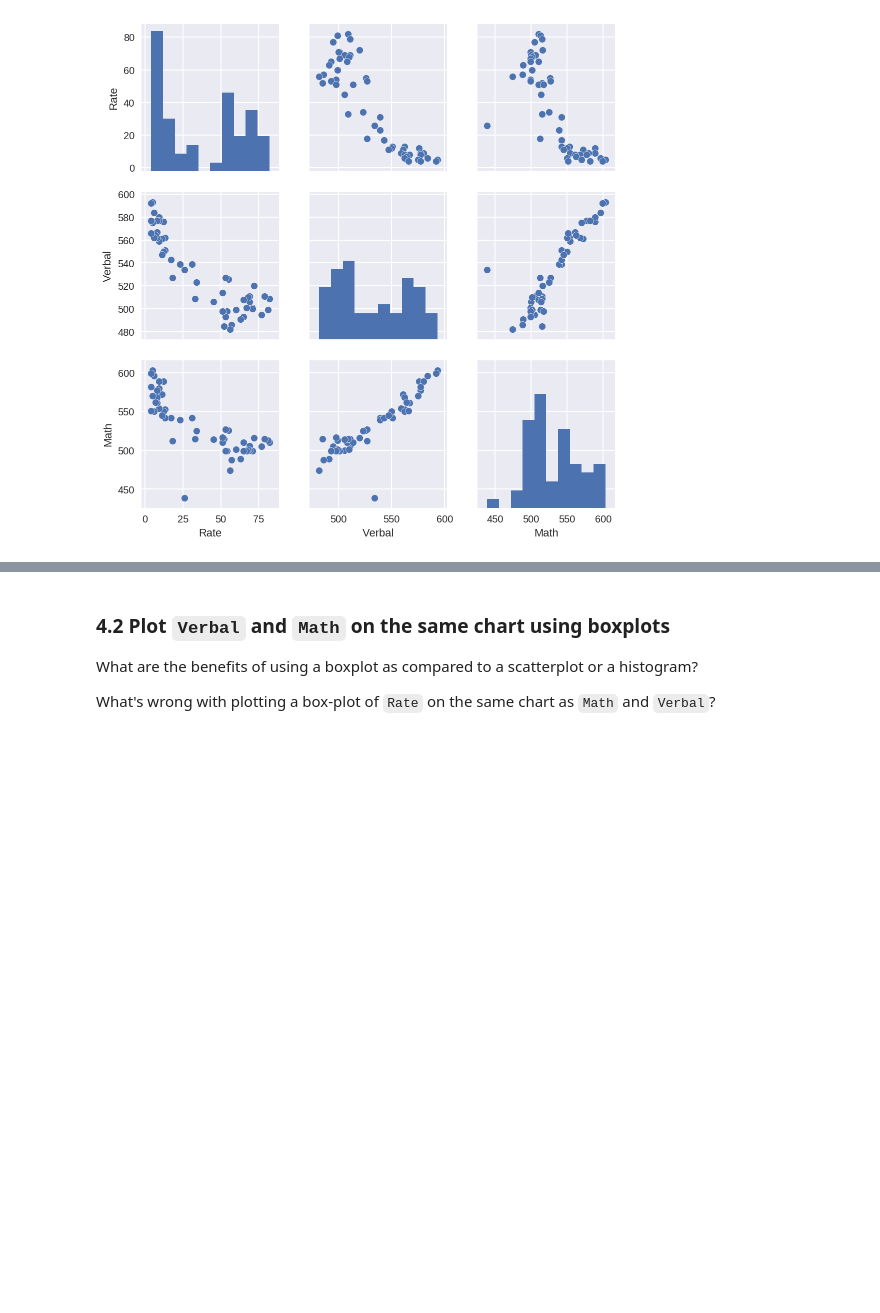
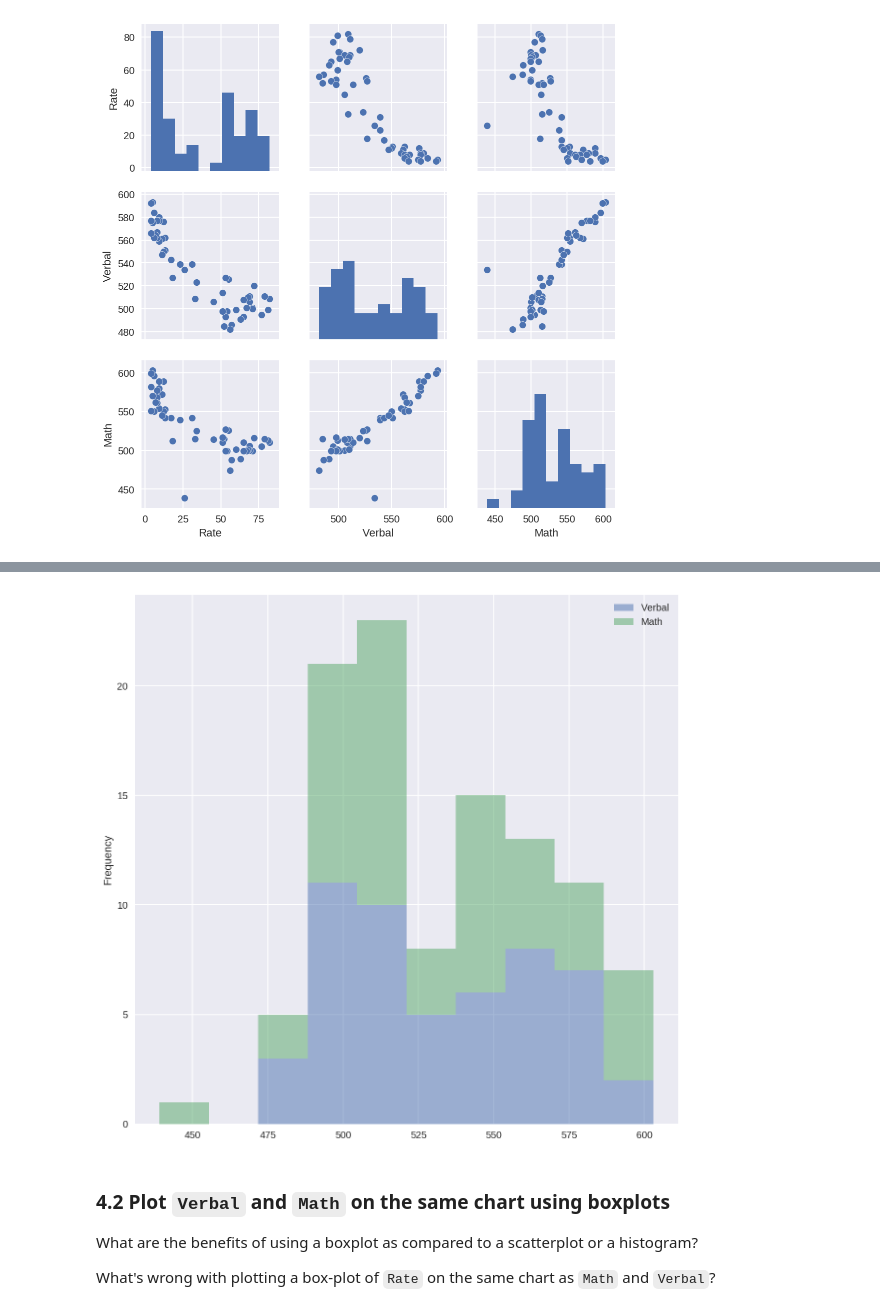
Before and after one commit to godsylla/Civic-Data-Analysis, a Jupyter notebook: project-02-v2-starter-code.ipynb, the cells around one changed output, grey strips where cells are left out. Cells and saved outputs as stored; diff of their text form; code cells hidden in the pictures; blank space fills up the shorter version.

```diff
--- a/project-02-v2-starter-code.ipynb
+++ b/project-02-v2-starter-code.ipynb
@@ -358,3 +377,12 @@ http://pandas.pydata.org/pandas-docs/stable/visualization.html
+# %%
+verb = scores_pd_df['Verbal']
+math = scores_pd_df['Math']
+vm_scores = scores_pd_df[['Verbal', 'Math']]
+
+vm_scores.plot.hist(stacked=True, alpha = 0.5, figsize=(10,10), bins=10)
+plt.show()
+# %% [output]
+[figure, added]
 # %% [markdown]
 ### 4.2 Plot `Verbal` and `Math` on the same chart using boxplots
 
```
Also changed, not shown: parts of 4 cells of this notebook.
